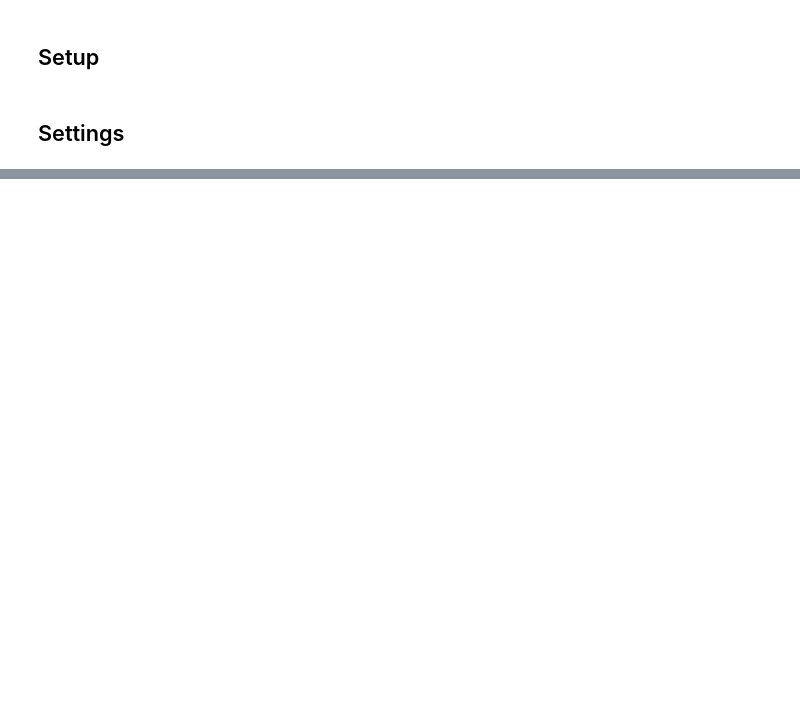
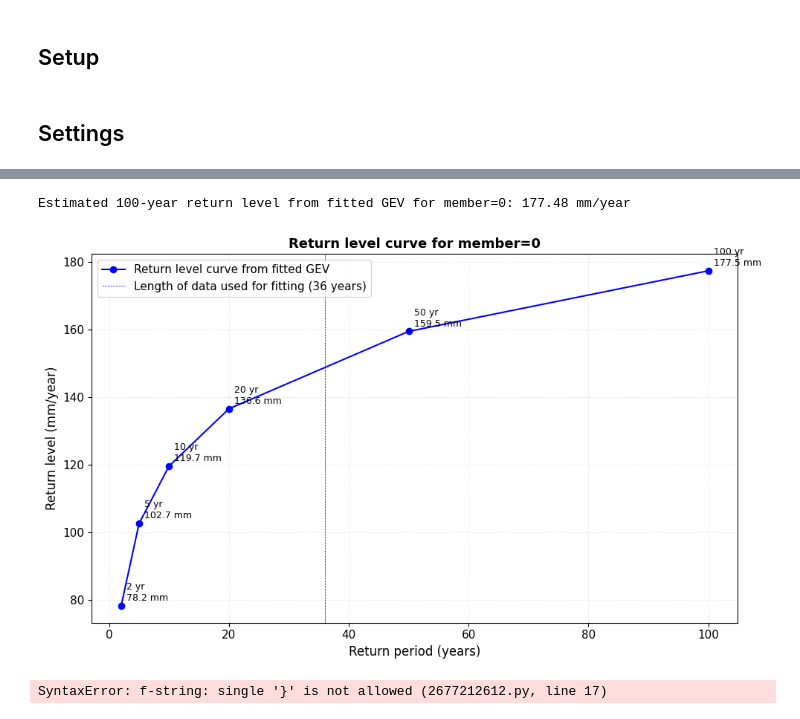
Before and after one commit to ecmwf-training/extreme-precipitation-exposure, a Jupyter notebook: tutorials/changing_hazard.ipynb, the cells around one changed output, grey strips where cells are left out. Cells and saved outputs as stored; diff of their text form; code cells hidden in the pictures; blank space fills up the shorter version.

```diff
--- a/tutorials/changing_hazard.ipynb
+++ b/tutorials/changing_hazard.ipynb
@@ -746,0 +219,59 @@ Further, we have learned about a few key best practices to evaluate climate chan
+# %%
+# Calculate return period from fitted GEV parameters for a 100-year event
+return_period_100 = genextreme.ppf(1 - 1/100, c, loc, scale)
+print(f"\nEstimated 100-year return level from fitted GEV for member=0: {return_period_100:.2f} mm/year")
+
+# plot the return level curve for return periods from 2 to 100 years
+return_periods = np.array([2, 5, 10, 20, 50, 100])
+return_levels = genextreme.ppf(1 - 1/return_periods, c, loc, scale)
+fig, ax = plt.subplots(figsize=(10, 6))
+ax.plot(return_periods, return_levels, marker='o', color='blue', label='Return level curve from fitted GEV')
+#ax.set_xscale('log')
+ax.set_xlabel('Return period (years)', fontsize=12)
+ax.set_ylabel('Return level (mm/year)', fontsize=12)
+ax.set_title(f'Return level curve for member=0', fontsize=13, fontweight='bold')
+ax.legend(loc='upper left', fontsize=11, frameon=True)
+ax.grid(True, alpha=0.3, linestyle='--', linewidth=0.5)
+# annotate all points with the return period and return level
+for rp, rl in zip(return_periods, return_levels):
+    ax.annotate(f'{rp} yr\n{rl:.1f} mm', xy=(rp, rl), xytext=(5, 5), textcoords='offset points', fontsize=9)
+# add vertical line at length of years in dataset used for fitting
+nyears = len(hist_df_selected)
+ax.axvline(nyears, color='blue', linestyle='--', linewidth=0.5, label=f'Length of data used for fitting ({nyears} years)')
+ax.legend(loc='upper left', fontsize=11, frameon=True)
+plt.tight_layout()
+# %% [output]
+Estimated 100-year return level from fitted GEV for member=0: 177.48 mm/year
+[figure, added]
+# %%
+# repeat above plot but use a different reference period for fitting the GEV (e.g., 1975-2005 as set by baseline_start and baseline_end, instead of all years)
+print(f"Processing baseline period: {baseline_start}-{baseline_end}")
+hist_df_selected_period = hist_df_selected[(hist_df_selected['year'].dt.year.astype(int) >= baseline_start) & (hist_df_selected['year'].dt.year.astype(int) <= baseline_end)]
+nyears_baseline = len(hist_df_selected_period['year'])
+print(hist_df_selected_period)
+c, loc, scale = genextreme.fit(hist_df_selected_period['rx1day'].dropna())
+return_periods = np.array([2, 5, 10, 20, 50, 100])
+return_levels_baseline = genextreme.ppf(1 - 1/return_periods, c, loc, scale)
+
+fig, ax = plt.subplots(figsize=(10, 6))
+ax.plot(return_periods, return_levels, marker='o', color='blue', label=f'Return level curve from fitted GEV ({nyears} years)')
+ax.plot(return_periods, return_levels_baseline, marker='o', color='darkblue', label=f'Return level curve from fitted GEV ({nyears_baseline} years)')
+#ax.set_xscale('log')
+ax.set_xlabel('Return period [years]', fontsize=12)
+ax.set_ylabel('Precipitation intensity [mm year$^{-1}$]', fontsize=12)
+ax.set_title(f'Return level curve', fontsize=13, fontweight='bold')
+ax.set_title(f'{hist_df_selected["member_id"].iloc[0]}', loc='right', fontsize=10, color='gray')
+ax.legend(loc='upper left', fontsize=11, frameon=True)
+ax.grid(True, alpha=0.3, linestyle='--', linewidth=0.5)
+# annotate all points with the return period and return level
+for rp, rl in zip(return_periods, return_levels):
+    ax.annotate(f'{rp} yr\n{rl:.1f} mm', xy=(rp, rl), xytext=(5, 5), textcoords='offset points', fontsize=9, color='blue')
+for rp, rl in zip(return_periods, return_levels_baseline):
+    ax.annotate(f'{rp} yr\n{rl:.1f} mm', xy=(rp, rl), xytext=(5, 5), textcoords='offset points', fontsize=9, color='darkblue')
+# add vertical line at length of years in dataset used for fitting
+ax.axvline(nyears, color='blue', linestyle='--', linewidth=0.5, label=f'Length of data used for fitting ({nyears} years)')
+ax.axvline(nyears, color='darkblue', linestyle='--', linewidth=0.5, label=f'Length of data used for fitting ({nyears_baseline} years)')
+ax.legend(loc='lower right', fontsize=11, frameon=True)
+plt.tight_layout()
+# %% [output]
+SyntaxError: f-string: single '}' is not allowed (2677212612.py, line 17)
```
Also changed, not shown: parts of 39 cells of this notebook.
